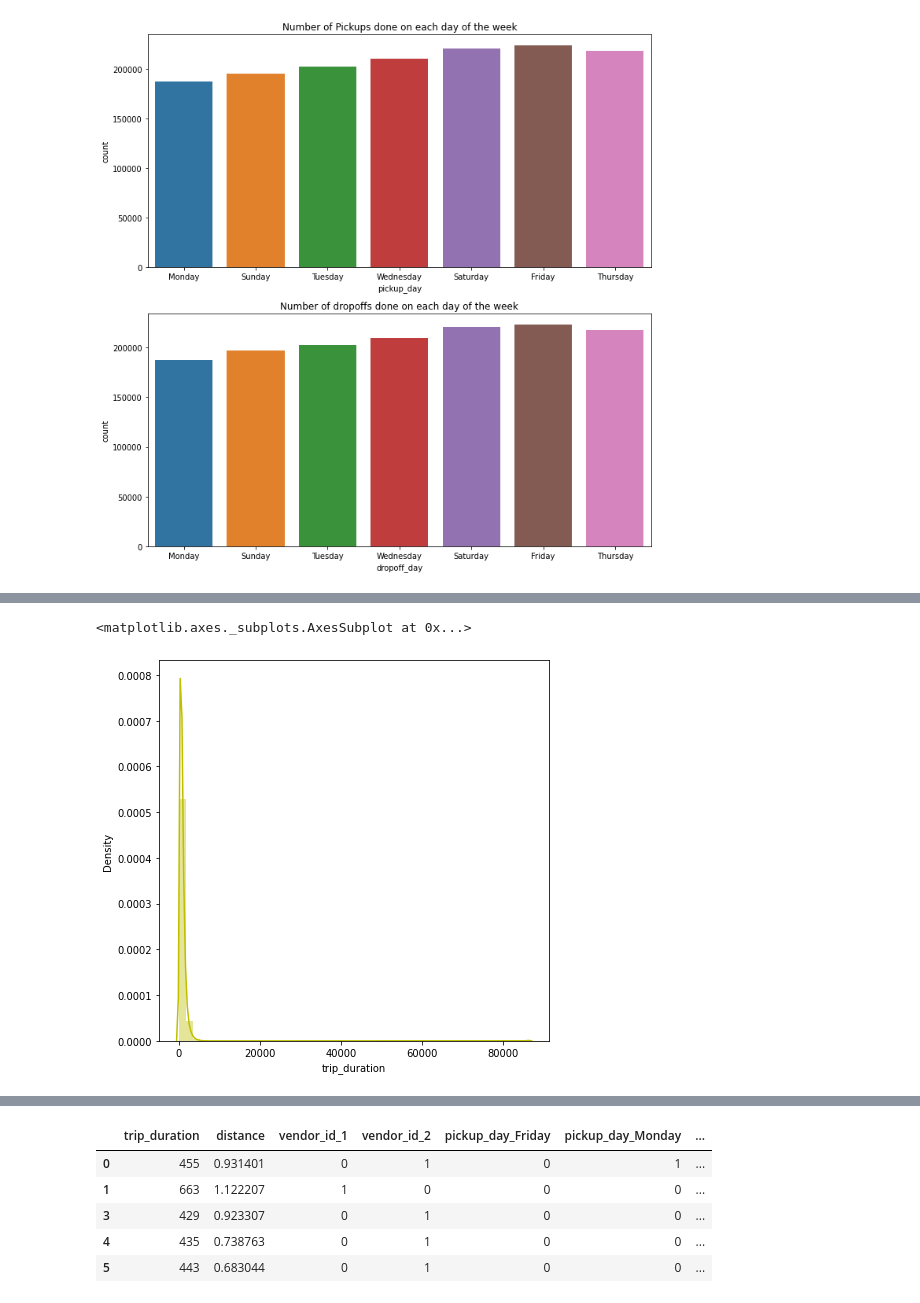
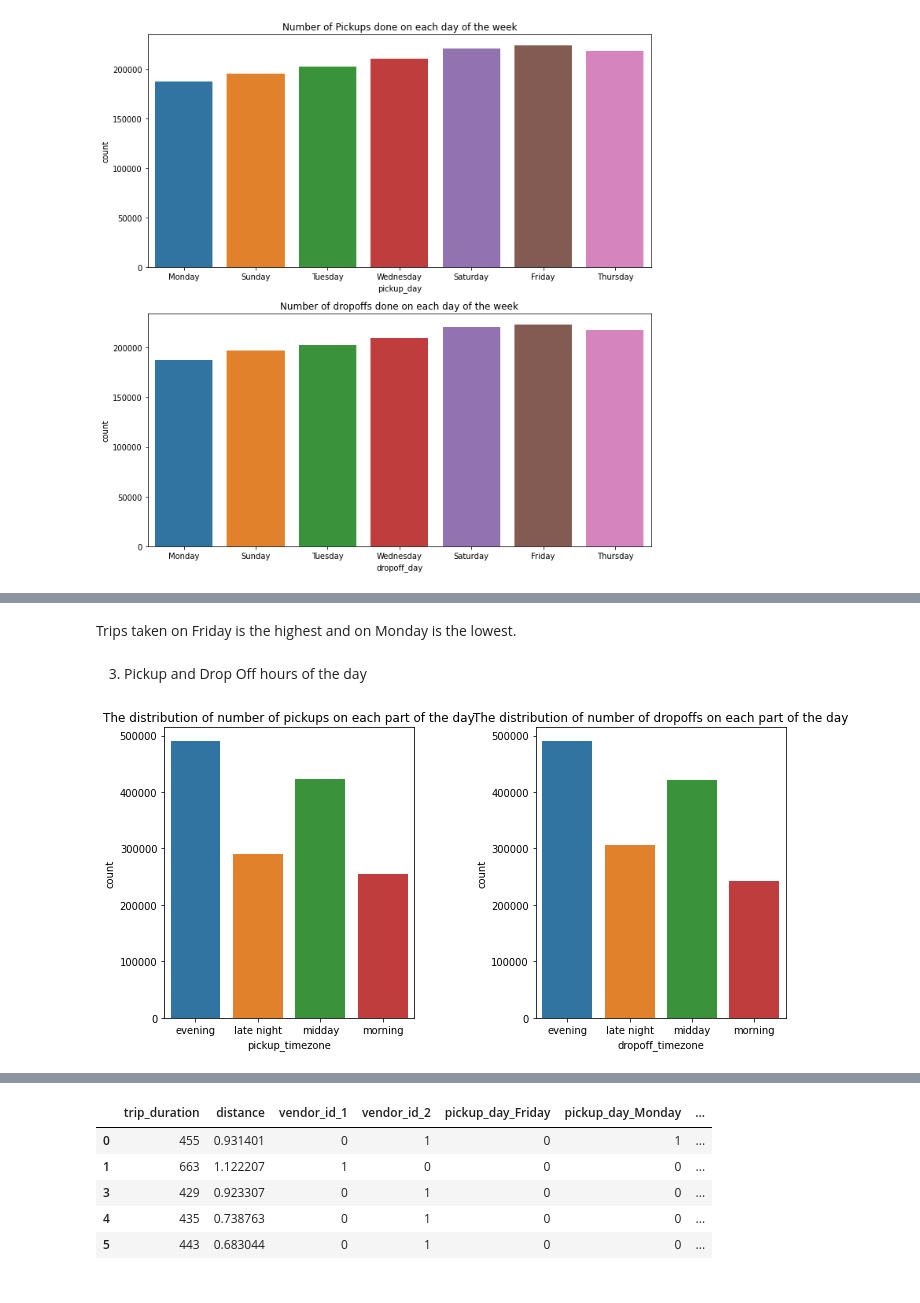
Before and after one commit to manm0han/NYC-Taxi-Trip-Time-Prediction, a Jupyter notebook: Copy_of_NYC_Taxi_Trip_Time_Prediction_Capstone_Project.ipynb, the cells around one changed output, grey strips where cells are left out. Saved outputs shown, nothing was run; the diff lists cells and outputs as text; code cells hidden in the pictures.

```diff
--- a/Copy_of_NYC_Taxi_Trip_Time_Prediction_Capstone_Project.ipynb
+++ b/Copy_of_NYC_Taxi_Trip_Time_Prediction_Capstone_Project.ipynb
@@ -130,2 +135,0 @@ Name: trip_duration, dtype: int64
-# %%
-df = df[df['trip_duration'] <= 86392]
@@ -146,6 +136,4 @@ Name: trip_duration, dtype: int64
-# %%
-plt.figure(figsize=(7,7))
-sns.distplot(df['trip_duration'],color="y")
-# %% [output]
-<matplotlib.axes._subplots.AxesSubplot at 0x...>
-[figure, removed]
+# %% [markdown]
+Trips taken on Friday is the highest and on Monday is the lowest.
+# %% [markdown]
+3. Pickup and Drop Off hours of the day
@@ -151,0 +155,10 @@ sns.distplot(df['trip_duration'],color="y")
+# %%
+# Plotting the distribution for time of the day
+figure,ax=plt.subplots(nrows=1,ncols=2,figsize=(10.5,5))
+sns.countplot(x='pickup_timezone',data=df,ax=ax[0])
+ax[0].set_title('The distribution of number of pickups on each part of the day')
+sns.countplot(x='dropoff_timezone',data=df,ax=ax[1])
+ax[1].set_title('The distribution of number of dropoffs on each part of the day')
+plt.tight_layout()
+# %% [output]
+[figure, added]
```
Also changed, not shown: parts of 98 cells of this notebook.
